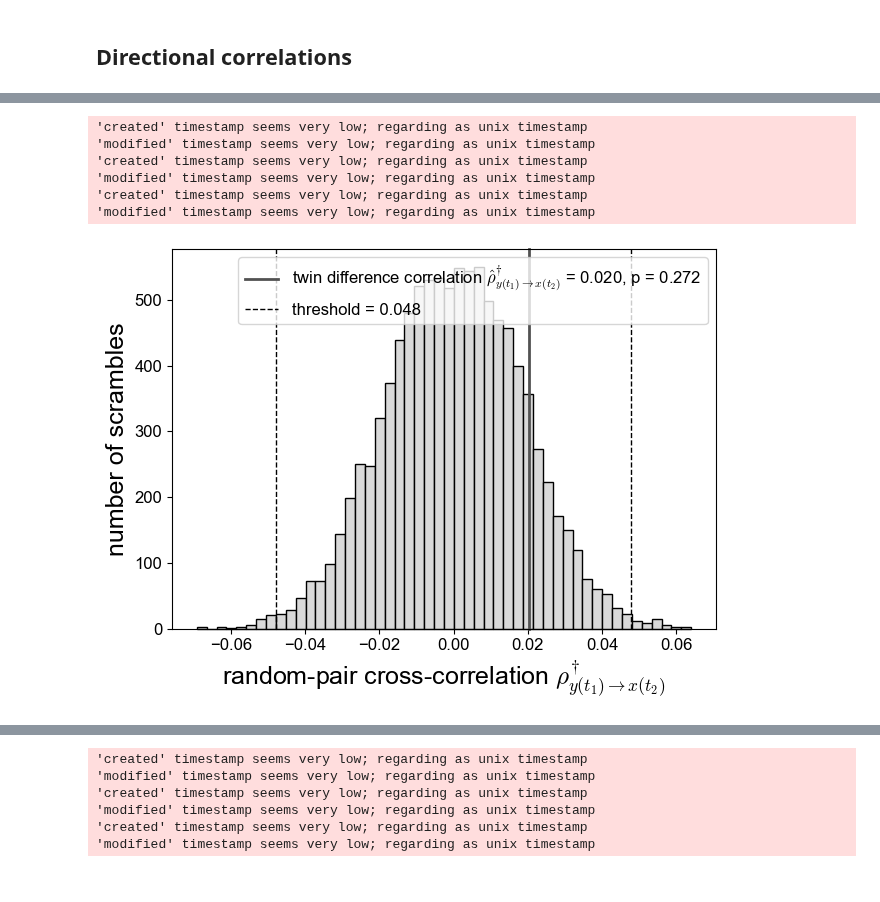
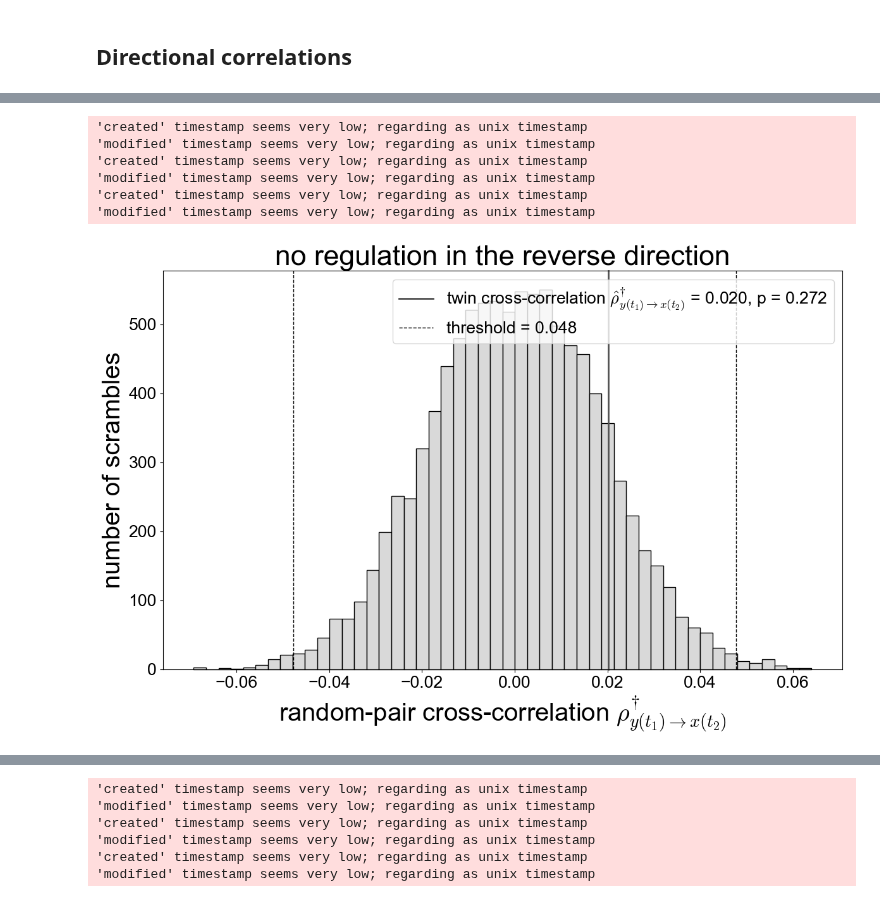
Before and after one commit to Keerthana910234/TwINFER, a Jupyter notebook: scripts_to_make_figures/supp_figures.ipynb, the cells around one changed output, grey strips where cells are left out. Drawn from its saved outputs; the diff is of its cells as text; code cells hidden in the pictures.

```diff
--- a/scripts_to_make_figures/supp_figures.ipynb
+++ b/scripts_to_make_figures/supp_figures.ipynb
@@ -2907,5 +2921,11 @@ plt.show()
 # %% [markdown]
 ## Twin vs random
+# %%
+plt.rcParams['axes.labelsize'] = 18*1.5*0.75      # x/y labels
+plt.rcParams['axes.titlesize'] = 20*1.5*0.75
+plt.rcParams['xtick.labelsize'] = 12*1.5*0.75      # x-axis tick labels
+plt.rcParams['ytick.labelsize'] = 12*1.5*0.75     # y-axis tick labels
+plt.rcParams['legend.fontsize'] = 12*1.5*0.75      # legend text
 # %%
 import numpy as np
 import pandas as pd
@@ -3388,5 +3409,19 @@ plt.show()
 # %% [markdown]
 ## Directional correlations
+# %%
+# ==== LaTeX + SVG text mode (Illustrator-safe) ====
+import matplotlib.pyplot as plt
+plt.rcParams['pdf.fonttype'] = 42  # For PDF export
+plt.rcParams['ps.fonttype'] = 42   # For PostScript (EPS) export
+plt.rcParams['font.sans-serif'] = ["Arial"]
+plt.rcParams['font.family'] = "sans-serif"
+plt.rcParams['svg.fonttype'] = "none"
+plt.rcParams['mathtext.fontset'] = "cm"
+plt.rcParams['axes.labelsize'] = 18*1.6      # x/y labels
+plt.rcParams['axes.titlesize'] = 20*1.6
+plt.rcParams['xtick.labelsize'] = 12*1.6     # x-axis tick labels
+plt.rcParams['ytick.labelsize'] = 12*1.6    # y-axis tick labels
+plt.rcParams['legend.fontsize'] = 12*1.6     # legend text
 # %%
 # path_to_simulation_file = "/home/gzu5140/Keerthana_b1042/grnInference/simulation_data/median_simulation/figure_2_simulations_6000_cells/A_to_B/df_rows_0_1_05082025_160041_ncells_6000_A_to_B_rep_0.csv"
 # simulation = pd.read_csv(path_to_simulation_file)
@@ -3663,69 +3700,74 @@ current_threshold = df_out["threshold"][0]
 p_value = df_out["p_value"][0]
 shuffled_corrs = df_out['shuffled_corrs'].to_list()
 # --- Plot ---
-fig, ax = plt.subplots()
+width = 12
+height = 12*4/6
+plt.figure(figsize=(width, height))   # match heatmap width only
 
 # Histogram of shuffled correlations
-ax.hist(shuffled_corrs, bins=50, color=hist_color, edgecolor="black")
+plt.hist(shuffled_corrs, bins=50, color=hist_color, edgecolor="black")
 
 # Actual correlation line (colored)
 choice = "grey"
-ax.axvline(
+plt.axvline(
     raw_val,
     color=line_colors[choice], linewidth=2, linestyle = "-",
-    label="twin difference correlation " + rf"$\hat{{\rho}}^{{\dagger}}_{{y(t_{1}) \to x(t_{2})}}$ = {raw_val:.3f}, p = {p_value:.3f}"
+    label="twin cross-correlation " + rf"$\hat{{\rho}}^{{\dagger}}_{{y(t_{1}) \to x(t_{2})}}$ = {raw_val:.3f}, p = {p_value:.3f}"
 )
 
 # Threshold lines (±current_threshold, dashed black)
-ax.axvline(
+plt.axvline(
     current_threshold, linestyle="--", color="black", linewidth=1,
     label=f"threshold = {current_threshold:.3f}"
 )
-ax.axvline(-current_threshold, linestyle="--", color="black", linewidth=1)
+plt.axvline(-current_threshold, linestyle="--", color="black", linewidth=1)
 
 
 
 # Labels
-xlabel = ax.set_xlabel("random-pair cross-correlation " + r"$\rho^{\dagger}_{y(t_{1}) \to x(t_{2})}$")
-ylabel = ax.set_ylabel("number of scrambles")
+xlabel = plt.xlabel("random-pair cross-correlation " + r"$\rho^{\dagger}_{y(t_{1}) \to x(t_{2})}$")
+ylabel = plt.ylabel("number of scrambles")
 xlabel.set_clip_on(False)
 ylabel.set_clip_on(False)
+plt.title("no regulation in the reverse direction")
 
-
-ax.legend()
+plt.legend()
 
 # Remove clipping for all artists
+ax = plt.gca()   # get current axes
+
 for artist in ax.get_children():
     if hasattr(artist, "set_clip_on"):
         artist.set_clip_on(False)
+
 
 # --- Save figure ---
 plt.tight_layout()
 
 plt.savefig(
-    f"{path_to_plots}/{outname}.svg",
+    f"{path_to_plots}/{outname}_2.svg",
     format="svg", facecolor = "none", edgecolor = "none",
     transparent = True
 )
 plt.savefig(
-    f"{path_to_plots}/{outname}.png",
+    f"{path_to_plots}/{outname}_2.png",
     format="png", facecolor = "none", edgecolor = "none",
     transparent = True
 )
 plt.savefig(
-    f"{path_to_plots}/{outname}.pdf",
+    f"{path_to_plots}/{outname}_2.pdf",
     format="pdf", facecolor = "none", edgecolor = "none",
     transparent = True
 )
 plt.show()
 # %% [output]
 'created' timestamp seems very low; regarding as unix timestamp
 'modified' timestamp seems very low; regarding as unix timestamp
 'created' timestamp seems very low; regarding as unix timestamp
 'modified' timestamp seems very low; regarding as unix timestamp
 'created' timestamp seems very low; regarding as unix timestamp
 'modified' timestamp seems very low; regarding as unix timestamp
-[figure, old version]
+[figure, new version]
 # %%
 # path_to_simulation_file = "/home/gzu5140/Keerthana_b1042/grnInference/simulation_data/median_simulation/figure_3_simulations/A_rep_B/df_rows_6_6_22082025_150451_ncells_6000_A_represses_B_rep_0_b0755906.csv"
 # simulation = pd.read_csv(path_to_simulation_file)
```
Also changed, not shown: parts of 19 cells of this notebook.
